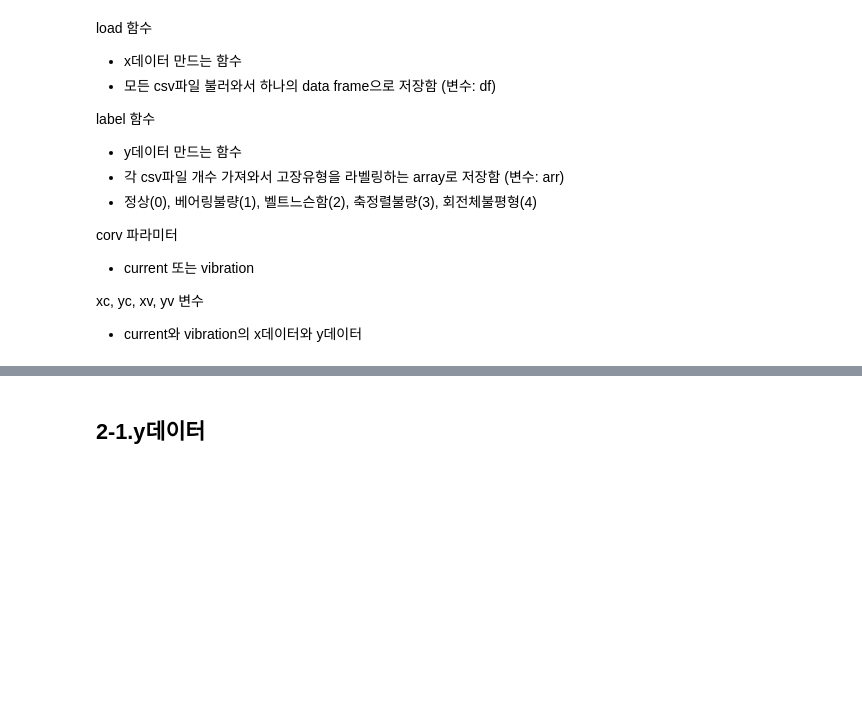
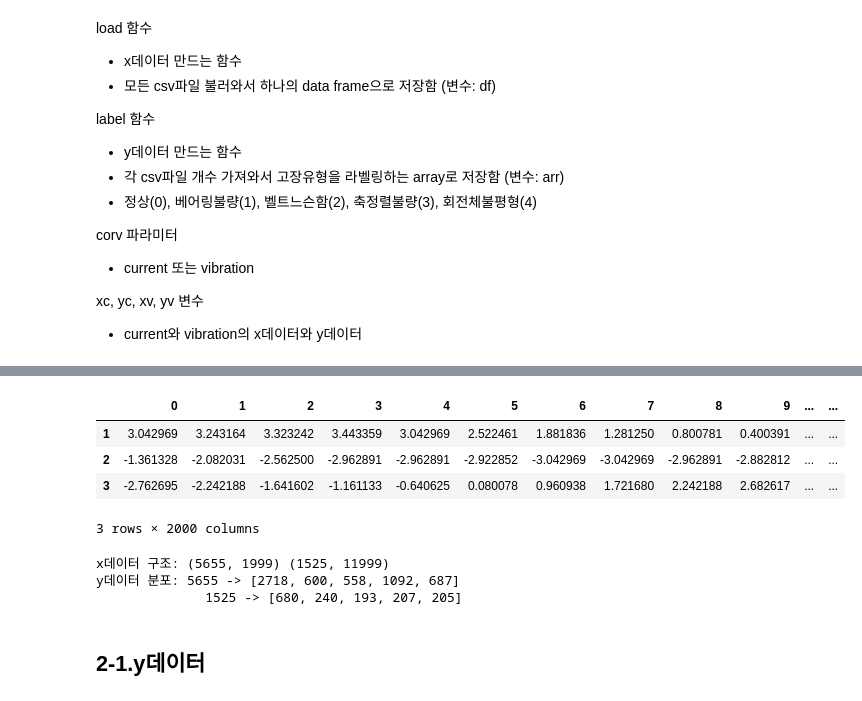
Before and after one commit to engineercha/engineercha, a Jupyter notebook: 기계시설물.ipynb, the cells around one changed output, grey strips where cells are left out. Cells and saved outputs as stored; diff of their text form; code cells hidden in the pictures; blank space fills up the shorter version.

```diff
--- a/기계시설물.ipynb
+++ b/기계시설물.ipynb
@@ -74,7 +74,7 @@ def load(corv):
             res=machine+' '+types
             print(i, res)
           i+=1
-  df.reset_index().drop(['index'], axis=1)
+  df=df.reset_index().drop(['index'], axis=1)
   return df
 
 def label(corv):
@@ -95,3 +95,8 @@ def label(corv):
       else: arr=np.hstack([arr,tmp])
       i+=1
   return arr
+# %%
+xc=load('current')
+xv=load('vibration')
+yc=label('current')
+yv=label('vibration')
@@ -98,3 +123,19 @@ def label(corv):
+# %%
+xc.head(3)
+# %% [output]
+|  | 0 | 1 | 2 | 3 | 4 | 5 | 6 | 7 | 8 | 9 | ... | ... |
+| 1 | 3.042969 | 3.243164 | 3.323242 | 3.443359 | 3.042969 | 2.522461 | 1.881836 | 1.281250 | 0.800781 | 0.400391 | ... | ... |
+| 2 | -1.361328 | -2.082031 | -2.562500 | -2.962891 | -2.962891 | -2.922852 | -3.042969 | -3.042969 | -2.962891 | -2.882812 | ... | ... |
+| 3 | -2.762695 | -2.242188 | -1.641602 | -1.161133 | -0.640625 | 0.080078 | 0.960938 | 1.721680 | 2.242188 | 2.682617 | ... | ... |
+3 rows × 2000 columns
+# %%
+print("x데이터 구조:", xc.shape, xv.shape)
+print("y데이터 분포:", len(yc), '->', [list(yc).count(i) for i in range(5)])
+print("             ", len(yv), '->', [list(yv).count(i) for i in range(5)])
+# %% [output]
+x데이터 구조: (5655, 1999) (1525, 11999)
+y데이터 분포: 5655 -> [2718, 600, 558, 1092, 687]
+              1525 -> [680, 240, 193, 207, 205]
 # %% [markdown]
 ## 2-1.y데이터
 # %%
```
Also changed, not shown: parts of 12 cells of this notebook.
